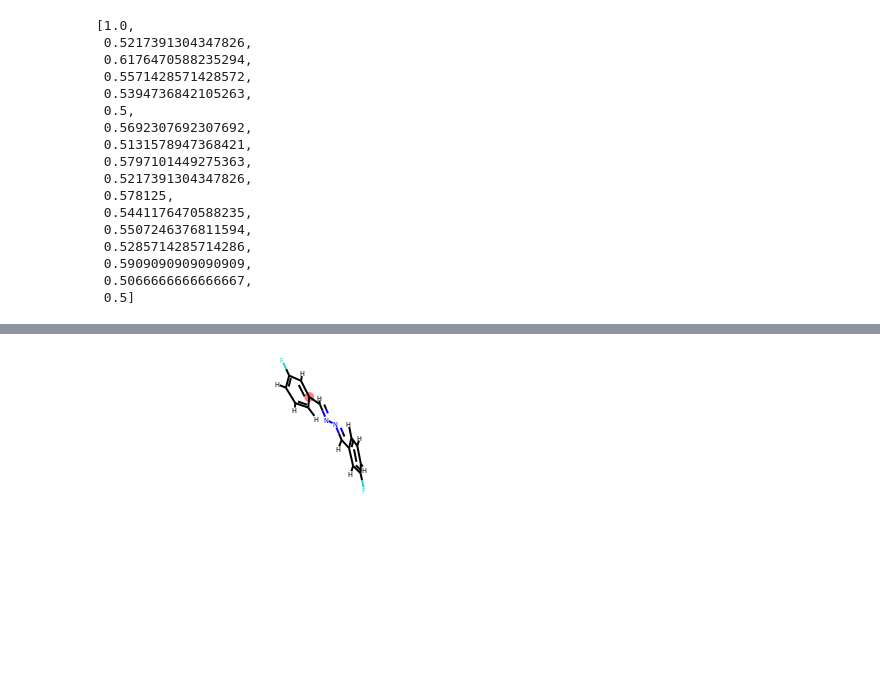
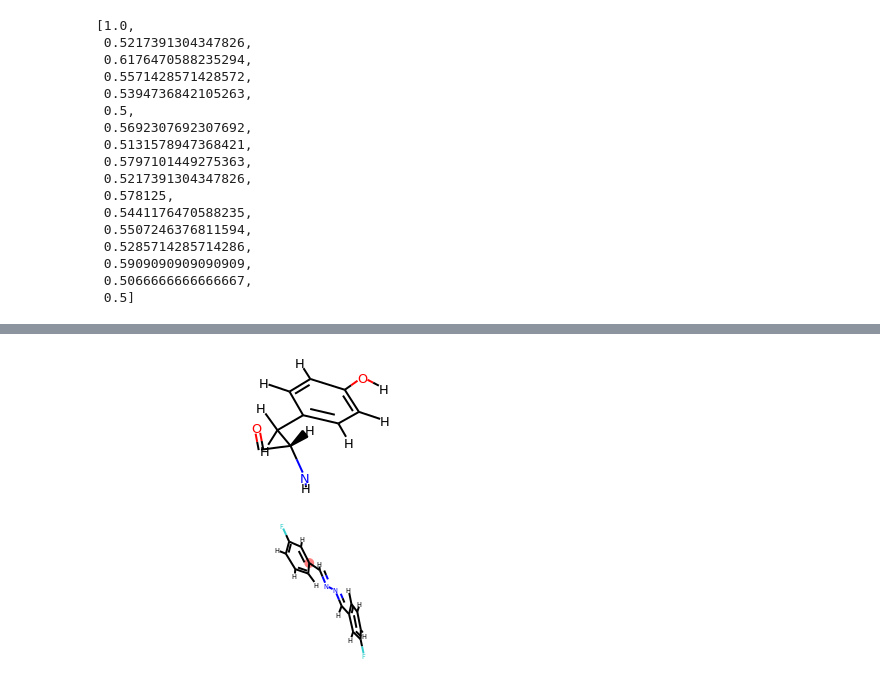
Before and after one commit to chemosim-lab/ProLIF, a Jupyter notebook: notebooks/demo.ipynb, the cells around one changed output, grey strips where cells are left out. Drawn from its saved outputs; the diff is of its cells as text; code cells hidden in the pictures; blank space fills up the shorter version.

```diff
--- a/notebooks/demo.ipynb
+++ b/notebooks/demo.ipynb
@@ -283,3 +312,7 @@ ifp
+# %%
+prot_mol["TYR93.M"]
+# %% [output]
+[figure, added]
 # %%
 atom_idx = 10
 mol = lig_mol
```
Also changed, not shown: parts of 18 cells of this notebook, 17 other files.
